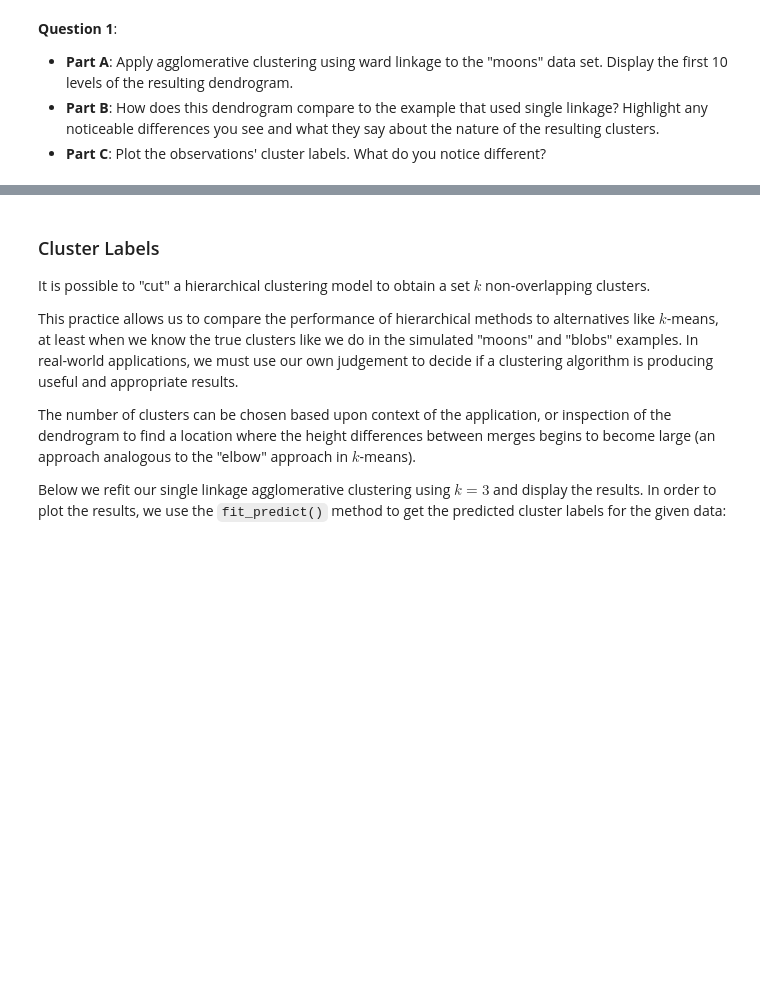
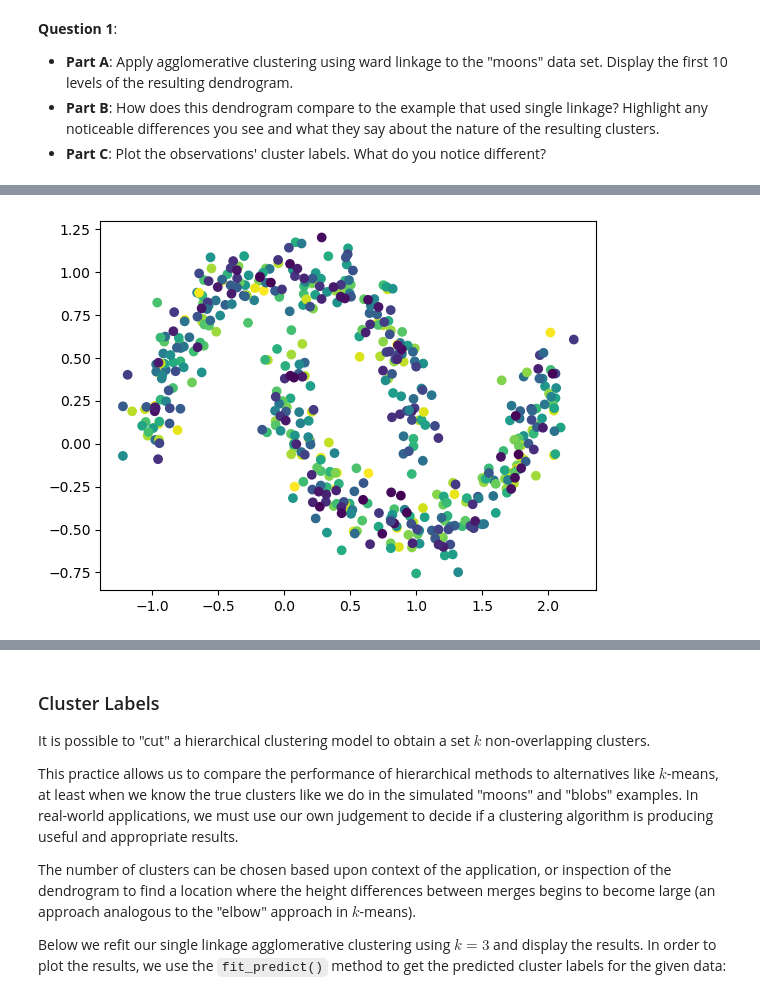
Before and after one commit to AkinyiOc/SDS293_lectures, a Jupyter notebook: lec02-1/lab02-1_hierarchical_clustering_Akinyioc copy.ipynb, the cells around one changed output, grey strips where cells are left out. Saved outputs shown, nothing was run; the diff lists cells and outputs as text; code cells hidden in the pictures; blank space fills up the shorter version.

```diff
--- a/lec02-1/lab02-1_hierarchical_clustering_Akinyioc copy.ipynb
+++ b/lec02-1/lab02-1_hierarchical_clustering_Akinyioc copy.ipynb
@@ -110,0 +148,6 @@ plt.show()
+# %%
+agg_cluster_ward_predicted= AgglomerativeClustering(
+    linkage = 'ward',
+    distance_threshold =0,
+    n_clusters =None).fit_predict(moons_X)
+agg_cluster_ward_predicted
@@ -110,0 +172,5 @@ plt.show()
+# %%
+plt.scatter(moons_X[:,0], moons_X[:,1], c=agg_cluster_ward_predicted)
+plt.show()
+# %% [output]
+[figure, added]
```
Also changed, not shown: parts of 19 cells of this notebook.
